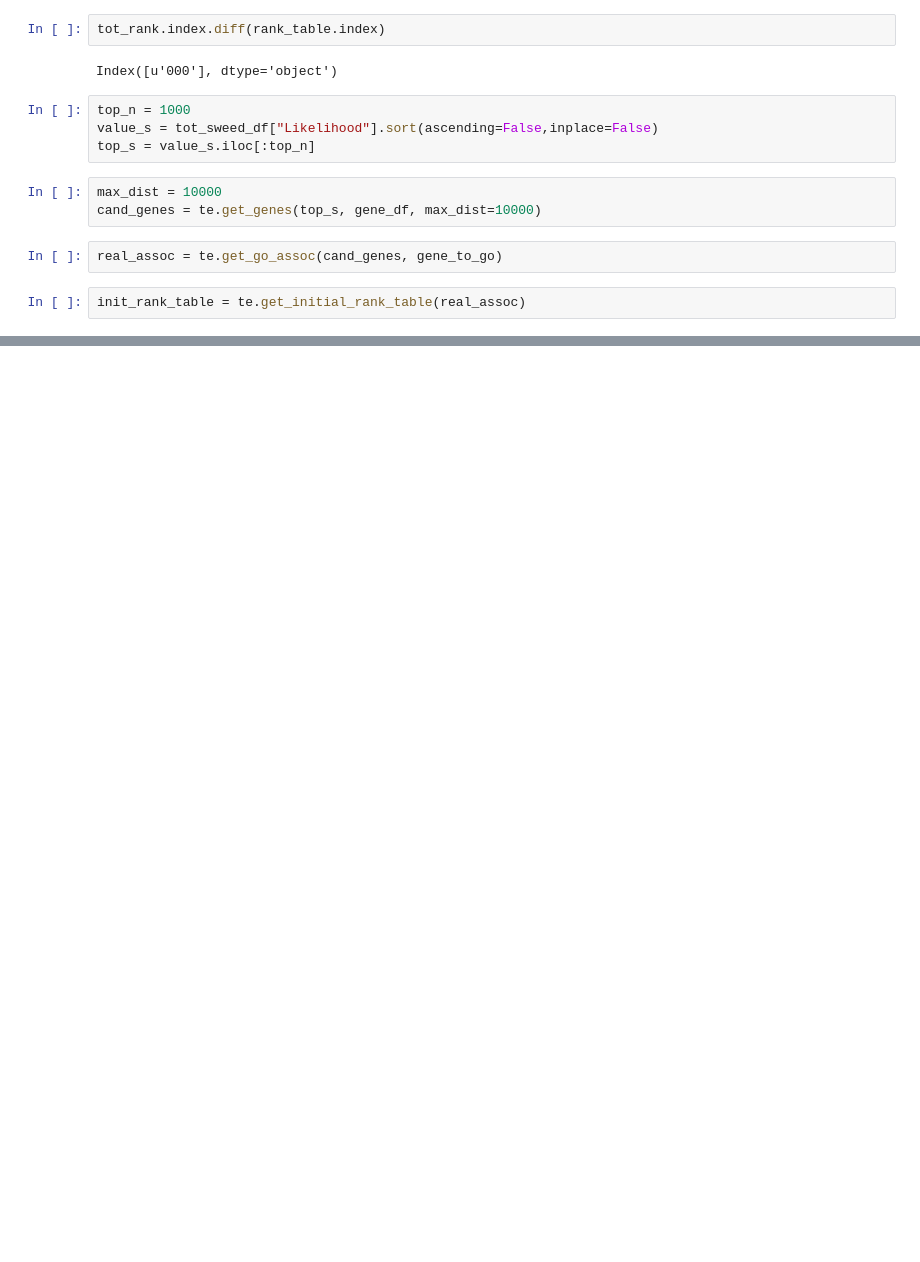
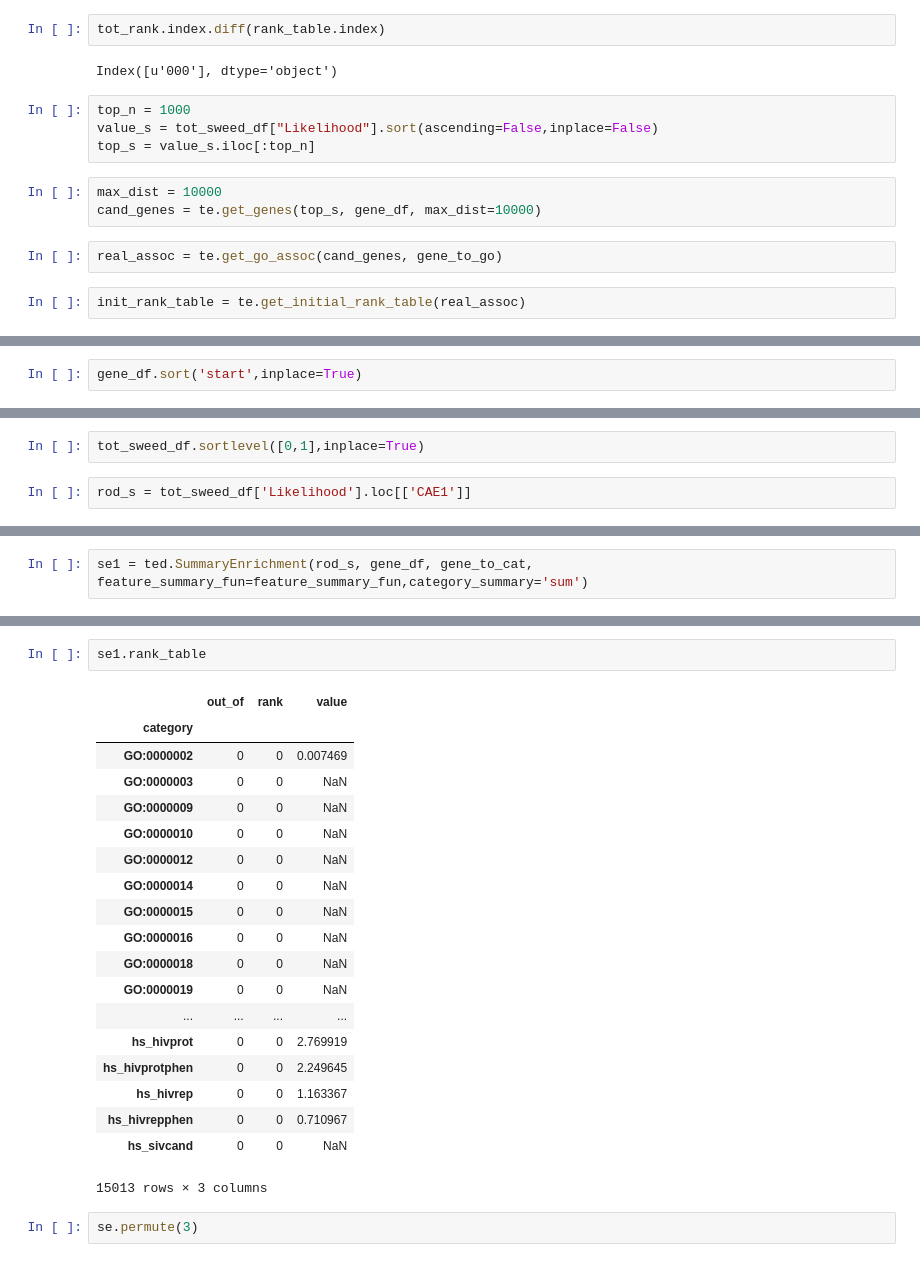
Before and after one commit to peterdfields/hs_vervet, a Jupyter notebook: notebooks/dev_test_enrichment.ipynb, the cells around one changed output, grey strips where cells are left out. Cells and saved outputs as stored; diff of their text form; blank space fills up the shorter version.

```diff
--- a/notebooks/dev_test_enrichment.ipynb
+++ b/notebooks/dev_test_enrichment.ipynb
@@ -806,0 +892,2 @@ NOTE: %mprun can only be used on functions defined in physical files, and not in
+# %%
+gene_df.sort('start',inplace=True)
@@ -806,0 +984,4 @@ NOTE: %mprun can only be used on functions defined in physical files, and not in
+# %%
+tot_sweed_df.sortlevel([0,1],inplace=True)
+# %%
+rod_s = tot_sweed_df['Likelihood'].loc[['CAE1']]
@@ -806,0 +1033,2 @@ NOTE: %mprun can only be used on functions defined in physical files, and not in
+# %%
+se1 = ted.SummaryEnrichment(rod_s, gene_df, gene_to_cat, feature_summary_fun=feature_summary_fun,category_summary='sum')
@@ -806,0 +1055,24 @@ NOTE: %mprun can only be used on functions defined in physical files, and not in
+# %%
+se1.rank_table
+# %% [output]
+|  | out_of | rank | value |
+| category |  |  |  |
+| GO:0000002 | 0 | 0 | 0.007469 |
+| GO:0000003 | 0 | 0 | NaN |
+| GO:0000009 | 0 | 0 | NaN |
+| GO:0000010 | 0 | 0 | NaN |
+| GO:0000012 | 0 | 0 | NaN |
+| GO:0000014 | 0 | 0 | NaN |
+| GO:0000015 | 0 | 0 | NaN |
+| GO:0000016 | 0 | 0 | NaN |
+| GO:0000018 | 0 | 0 | NaN |
+| GO:0000019 | 0 | 0 | NaN |
+| ... | ... | ... | ... |
+| hs_hivprot | 0 | 0 | 2.769919 |
+| hs_hivprotphen | 0 | 0 | 2.249645 |
+| hs_hivrep | 0 | 0 | 1.163367 |
+| hs_hivrepphen | 0 | 0 | 0.710967 |
+| hs_sivcand | 0 | 0 | NaN |
+15013 rows × 3 columns
+# %%
+se.permute(3)
```
Also changed, not shown: parts of 106 cells of this notebook, 3 other files.
